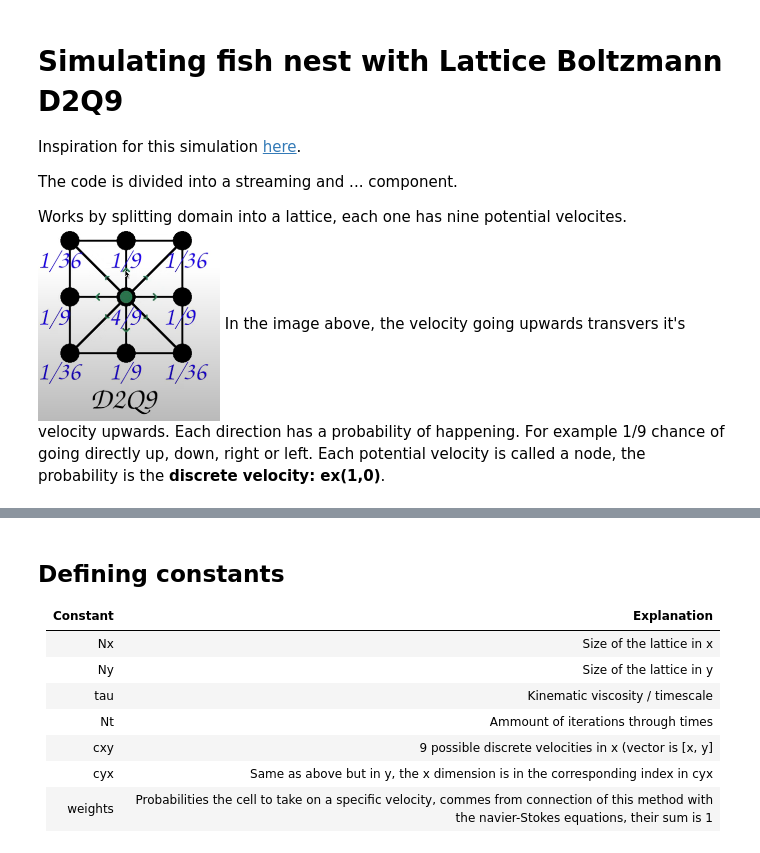
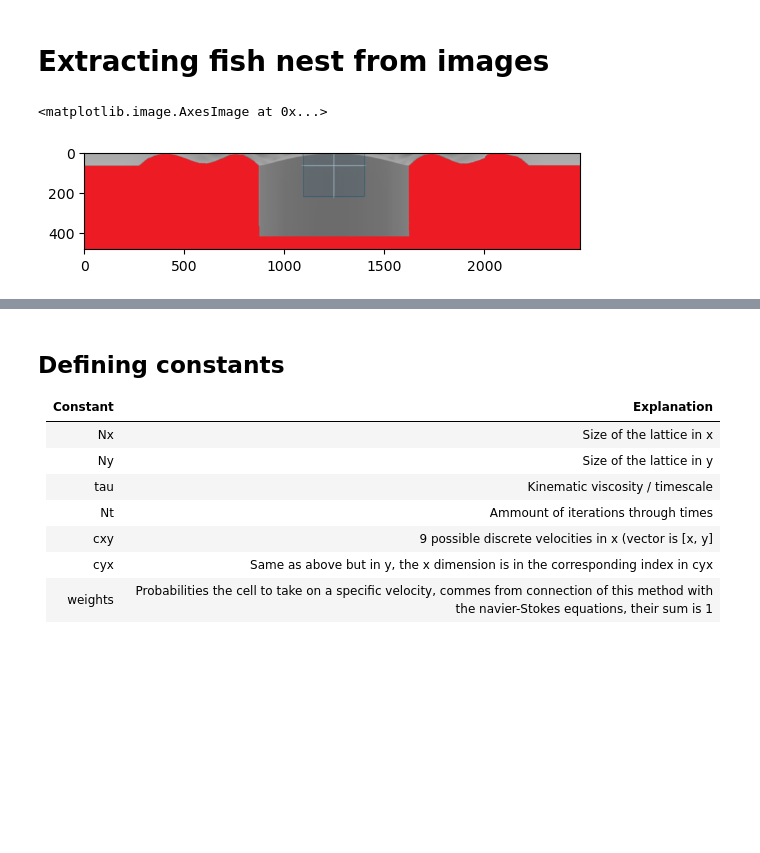
Before and after one commit to Dunckleosteus/fluid-simulation, a Jupyter notebook: FluidSim.ipynb, the cells around one changed output, grey strips where cells are left out. Saved outputs shown, nothing was run; the diff lists cells and outputs as text; code cells hidden in the pictures; blank space fills up the shorter version.

```diff
--- a/FluidSim.ipynb
+++ b/FluidSim.ipynb
@@ -1,13 +1,5 @@
-# %% [markdown]
-# Simulating fish nest with Lattice Boltzmann D2Q9
-Inspiration for this simulation [here](https://www.youtube.com/watch?v=JFWqCQHg-Hs&t=683s).
-
-The code is divided into a streaming and ... component.
-
-Works by splitting domain into a lattice, each one has nine potential velocites.
-![image.png](attachment:c1b1bba6-b058-49c1-bae4-488e736fdb6b.png)
-In the image above, the velocity going upwards transvers it's velocity upwards. Each direction has a probability of happening. For example 1/9 chance of going directly up, down, right or left.
-Each potential velocity is called a node, the probability is the __discrete velocity: ex(1,0)__.
+# %% [markdown]
+# Extracting fish nest from images
 # %%
 import numpy as np
 from matplotlib import pyplot, transforms
@@ -15,0 +14,14 @@ import matplotlib.animation as animation
+# %%
+if choice == "pipe&nest":
+    im = Image.open(os.path.join("images", "avec_nid.png"))
+elif choice == "pipe":
+    im = Image.open(os.path.join("images", "sans_nid.png"))
+width = im.width
+height = im.height
+(left, up, right, bottom) = (0, 380, width, height)
+
+im = im.crop((left, up, right, bottom))
+pyplot.imshow(im)
+# %% [output]
+<matplotlib.image.AxesImage at 0x...>
+[figure, added]
```
Also changed, not shown: parts of 17 cells of this notebook, 7 other files.
